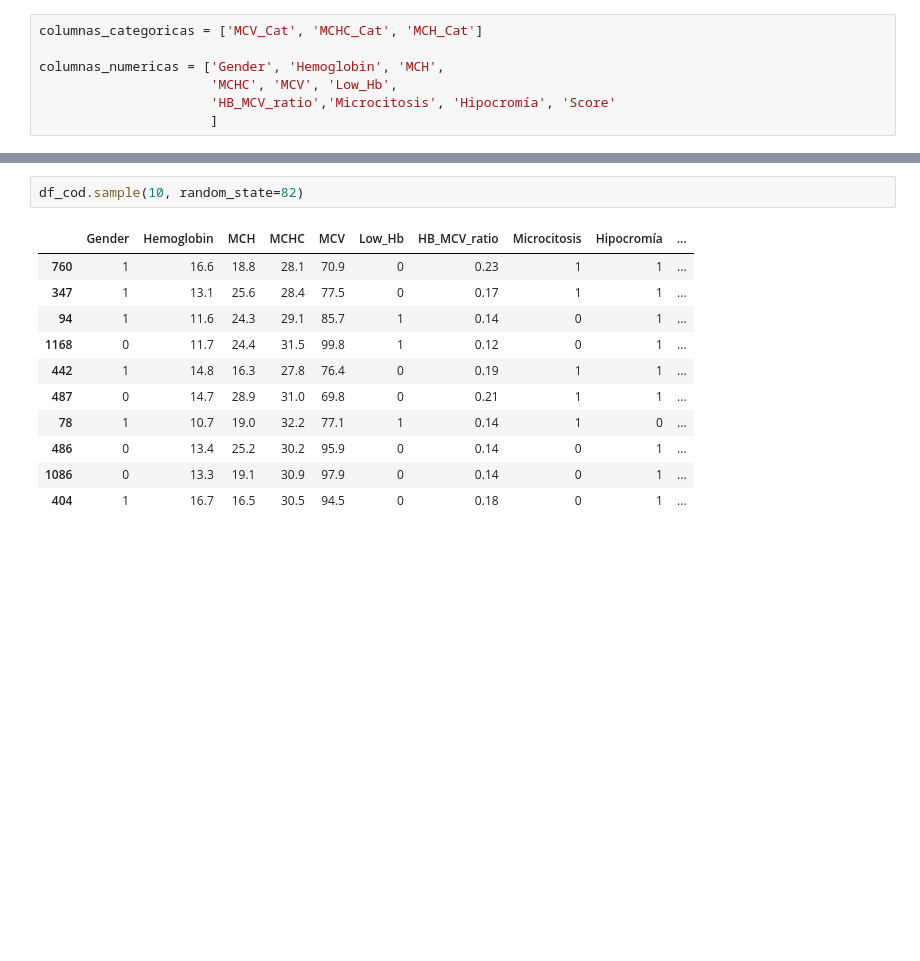
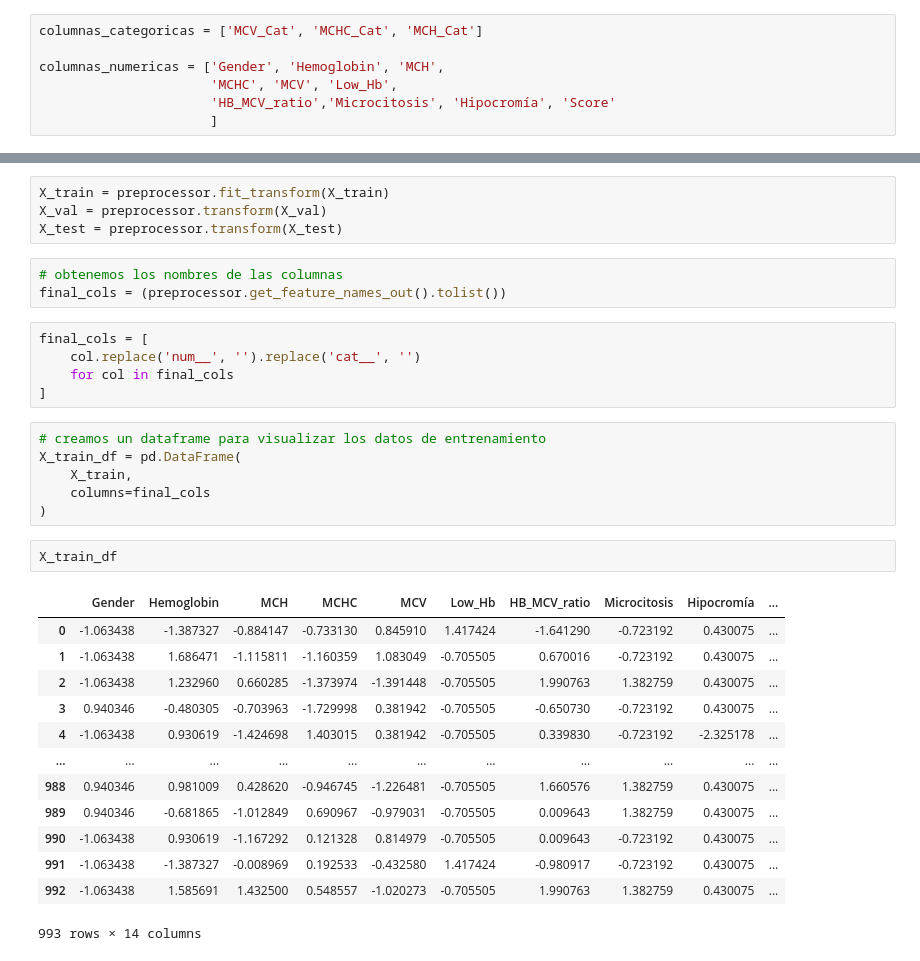
Before and after one commit to ezeperezds/Anemia-Prediction-System, a Jupyter notebook: notebooks/02_preprocessing.ipynb, the cells around one changed output, grey strips where cells are left out. Drawn from its saved outputs; the diff is of its cells as text; blank space fills up the shorter version.

```diff
--- a/notebooks/02_preprocessing.ipynb
+++ b/notebooks/02_preprocessing.ipynb
@@ -282,14 +290,34 @@ df_cod['Result'] = y
-# %%
-df_cod.sample(10, random_state=82)
-# %% [output]
-|  | Gender | Hemoglobin | MCH | MCHC | MCV | Low_Hb | HB_MCV_ratio | Microcitosis | Hipocromía | ... |
-| 760 | 1 | 16.6 | 18.8 | 28.1 | 70.9 | 0 | 0.23 | 1 | 1 | ... |
-| 347 | 1 | 13.1 | 25.6 | 28.4 | 77.5 | 0 | 0.17 | 1 | 1 | ... |
-| 94 | 1 | 11.6 | 24.3 | 29.1 | 85.7 | 1 | 0.14 | 0 | 1 | ... |
-| 1168 | 0 | 11.7 | 24.4 | 31.5 | 99.8 | 1 | 0.12 | 0 | 1 | ... |
-| 442 | 1 | 14.8 | 16.3 | 27.8 | 76.4 | 0 | 0.19 | 1 | 1 | ... |
-| 487 | 0 | 14.7 | 28.9 | 31.0 | 69.8 | 0 | 0.21 | 1 | 1 | ... |
-| 78 | 1 | 10.7 | 19.0 | 32.2 | 77.1 | 1 | 0.14 | 1 | 0 | ... |
-| 486 | 0 | 13.4 | 25.2 | 30.2 | 95.9 | 0 | 0.14 | 0 | 1 | ... |
-| 1086 | 0 | 13.3 | 19.1 | 30.9 | 97.9 | 0 | 0.14 | 0 | 1 | ... |
-| 404 | 1 | 16.7 | 16.5 | 30.5 | 94.5 | 0 | 0.18 | 0 | 1 | ... |
+# %%
+X_train = preprocessor.fit_transform(X_train)
+X_val = preprocessor.transform(X_val)
+X_test = preprocessor.transform(X_test)
+# %%
+# obtenemos los nombres de las columnas
+final_cols = (preprocessor.get_feature_names_out().tolist())
+# %%
+final_cols = [
+    col.replace('num__', '').replace('cat__', '')
+    for col in final_cols
+]
+# %%
+# creamos un dataframe para visualizar los datos de entrenamiento
+X_train_df = pd.DataFrame(
+    X_train,
+    columns=final_cols
+)
+# %%
+X_train_df
+# %% [output]
+|  | Gender | Hemoglobin | MCH | MCHC | MCV | Low_Hb | HB_MCV_ratio | Microcitosis | Hipocromía | ... |
+| 0 | -1.063438 | -1.387327 | -0.884147 | -0.733130 | 0.845910 | 1.417424 | -1.641290 | -0.723192 | 0.430075 | ... |
+| 1 | -1.063438 | 1.686471 | -1.115811 | -1.160359 | 1.083049 | -0.705505 | 0.670016 | -0.723192 | 0.430075 | ... |
+| 2 | -1.063438 | 1.232960 | 0.660285 | -1.373974 | -1.391448 | -0.705505 | 1.990763 | 1.382759 | 0.430075 | ... |
+| 3 | 0.940346 | -0.480305 | -0.703963 | -1.729998 | 0.381942 | -0.705505 | -0.650730 | -0.723192 | 0.430075 | ... |
+| 4 | -1.063438 | 0.930619 | -1.424698 | 1.403015 | 0.381942 | -0.705505 | 0.339830 | -0.723192 | -2.325178 | ... |
+| ... | ... | ... | ... | ... | ... | ... | ... | ... | ... | ... |
+| 988 | 0.940346 | 0.981009 | 0.428620 | -0.946745 | -1.226481 | -0.705505 | 1.660576 | 1.382759 | 0.430075 | ... |
+| 989 | 0.940346 | -0.681865 | -1.012849 | 0.690967 | -0.979031 | -0.705505 | 0.009643 | 1.382759 | 0.430075 | ... |
+| 990 | -1.063438 | 0.930619 | -1.167292 | 0.121328 | 0.814979 | -0.705505 | 0.009643 | -0.723192 | 0.430075 | ... |
+| 991 | -1.063438 | -1.387327 | -0.008969 | 0.192533 | -0.432580 | 1.417424 | -0.980917 | -0.723192 | 0.430075 | ... |
+| 992 | -1.063438 | 1.585691 | 1.432500 | 0.548557 | -1.020273 | -0.705505 | 1.990763 | 1.382759 | 0.430075 | ... |
+993 rows × 14 columns
```
Also changed, not shown: parts of 38 cells of this notebook.
